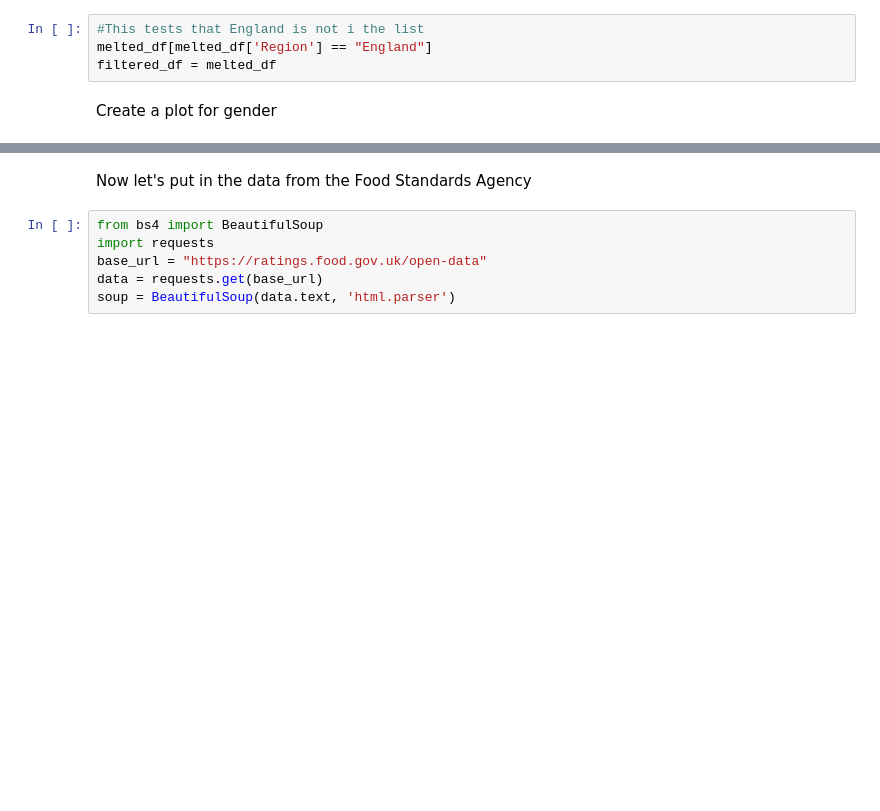
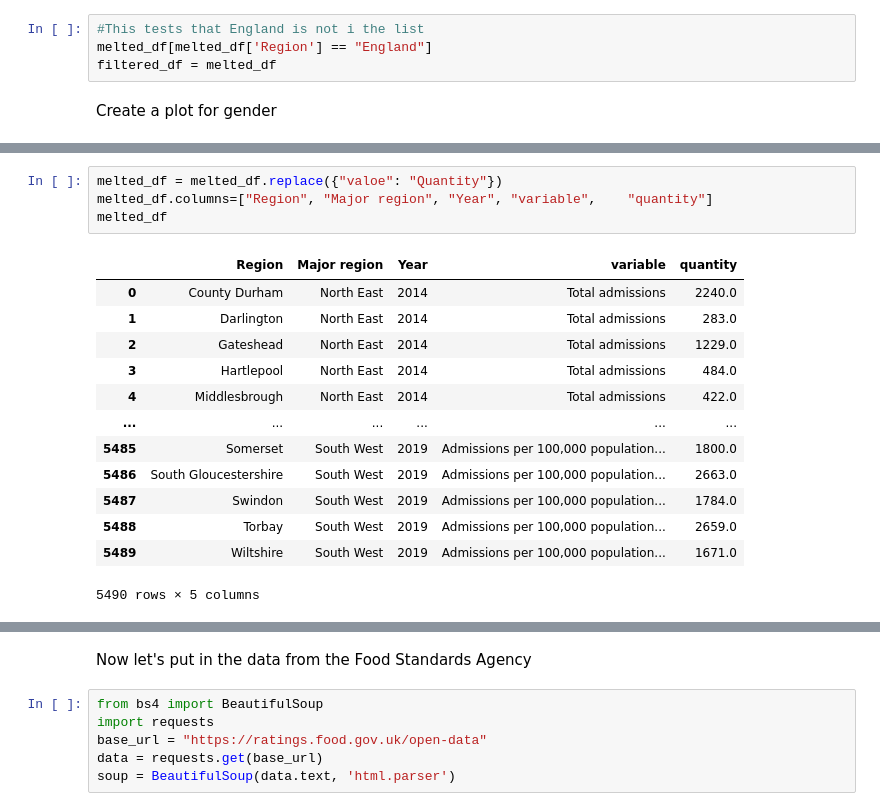
Before and after one commit to elksie5000/obesity, a Jupyter notebook: obesity_local.ipynb, the cells around one changed output, grey strips where cells are left out. Drawn from its saved outputs; the diff is of its cells as text; blank space fills up the shorter version.

```diff
--- a/obesity_local.ipynb
+++ b/obesity_local.ipynb
@@ -348,3 +442,21 @@ ValueError: There are inconsistent values [50, 100] for width
+# %%
+melted_df = melted_df.replace({"valoe": "Quantity"})
+melted_df.columns=["Region", "Major region", "Year", "variable",	"quantity"]
+melted_df
+# %% [output]
+|  | Region | Major region | Year | variable | quantity |
+| 0 | County Durham | North East | 2014 | Total admissions | 2240.0 |
+| 1 | Darlington | North East | 2014 | Total admissions | 283.0 |
+| 2 | Gateshead | North East | 2014 | Total admissions | 1229.0 |
+| 3 | Hartlepool | North East | 2014 | Total admissions | 484.0 |
+| 4 | Middlesbrough | North East | 2014 | Total admissions | 422.0 |
+| ... | ... | ... | ... | ... | ... |
+| 5485 | Somerset | South West | 2019 | Admissions per 100,000 population... | 1800.0 |
+| 5486 | South Gloucestershire | South West | 2019 | Admissions per 100,000 population... | 2663.0 |
+| 5487 | Swindon | South West | 2019 | Admissions per 100,000 population... | 1784.0 |
+| 5488 | Torbay | South West | 2019 | Admissions per 100,000 population... | 2659.0 |
+| 5489 | Wiltshire | South West | 2019 | Admissions per 100,000 population... | 1671.0 |
+5490 rows × 5 columns
 # %%
 # Create dropdown for Major region
 major_region_dropdown = alt.binding_select(options=melted_df['Major region'].unique().tolist(), name="Major region: ")
```
Also changed, not shown: parts of 32 cells of this notebook, 6 other files.
